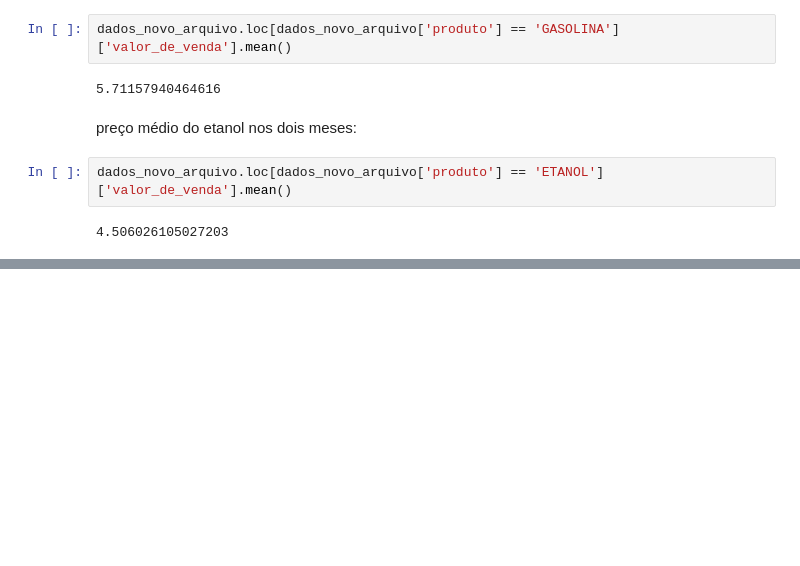
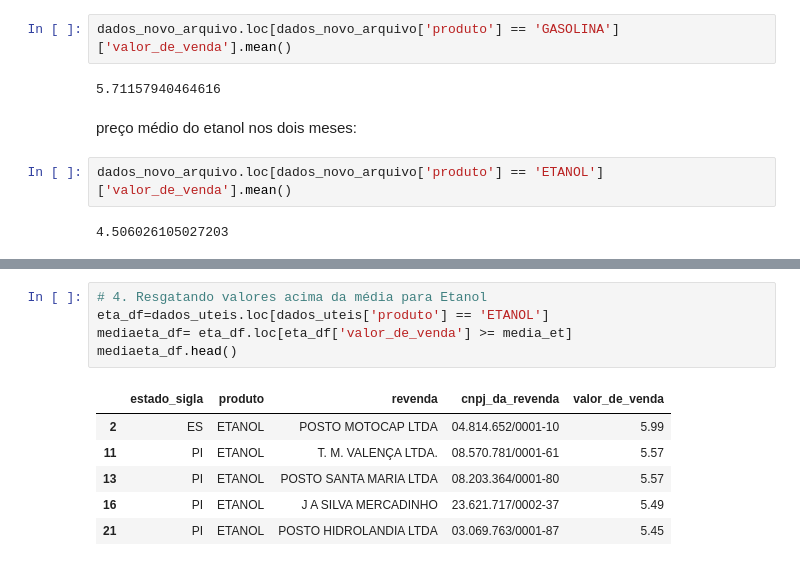
Before and after one commit to lucasCanella/Projeto-modulo-4, a Jupyter notebook: limpeza_adequacao_dados.ipynb, the cells around one changed output, grey strips where cells are left out. Cells and saved outputs as stored; diff of their text form; blank space fills up the shorter version.

```diff
--- a/limpeza_adequacao_dados.ipynb
+++ b/limpeza_adequacao_dados.ipynb
@@ -312,0 +356,12 @@ dados_novo_arquivo.loc[dados_novo_arquivo['produto'] == 'ETANOL']['valor_de_vend
+# %%
+# 4. Resgatando valores acima da média para Etanol
+eta_df=dados_uteis.loc[dados_uteis['produto'] == 'ETANOL']
+mediaeta_df= eta_df.loc[eta_df['valor_de_venda'] >= media_et]
+mediaeta_df.head()
+# %% [output]
+|  | estado_sigla | produto | revenda | cnpj_da_revenda | valor_de_venda |
+| 2 | ES | ETANOL | POSTO MOTOCAP LTDA | 04.814.652/0001-10 | 5.99 |
+| 11 | PI | ETANOL | T. M. VALENÇA LTDA. | 08.570.781/0001-61 | 5.57 |
+| 13 | PI | ETANOL | POSTO SANTA MARIA LTDA | 08.203.364/0001-80 | 5.57 |
+| 16 | PI | ETANOL | J A SILVA MERCADINHO | 23.621.717/0002-37 | 5.49 |
+| 21 | PI | ETANOL | POSTO HIDROLANDIA LTDA | 03.069.763/0001-87 | 5.45 |
```
Also changed, not shown: parts of 7 cells of this notebook.
